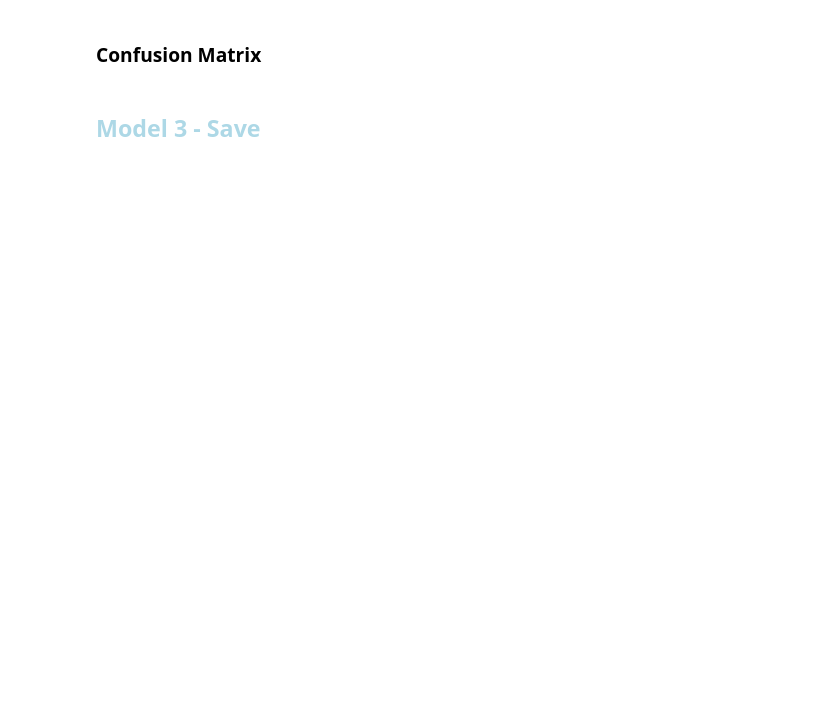
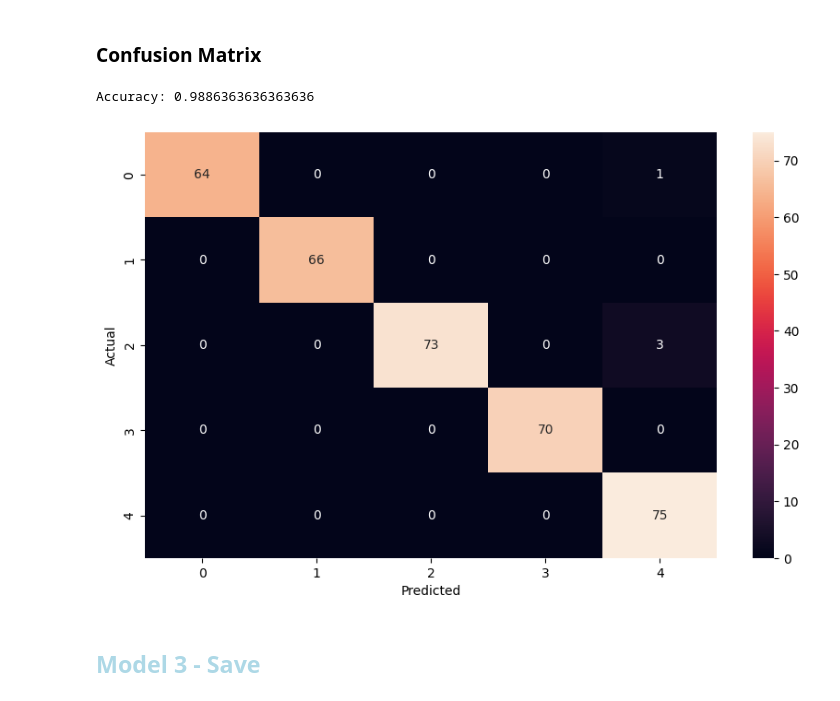
Before and after one commit to benjokapu/tpCNNavanzado, a Jupyter notebook: main.ipynb, the cells around one changed output. Cells and saved outputs as stored; diff of their text form; code cells hidden in the pictures; blank space fills up the shorter version.

```diff
--- a/main.ipynb
+++ b/main.ipynb
@@ -659,4 +785,9 @@ WARNING:absl:You are saving your model as an HDF5 file via `model.save()` or `ke
 # %% [markdown]
 ### Confusion Matrix
+# %%
+confusion_matrix1(y_test, y_pred)
+# %% [output]
+Accuracy: 0.9886363636363636
+[figure, added]
 # %% [markdown]
 ## <span style="color:lightblue">Model 3 - Save</span>
```
Also changed, not shown: parts of 50 cells of this notebook, 51 other files.
